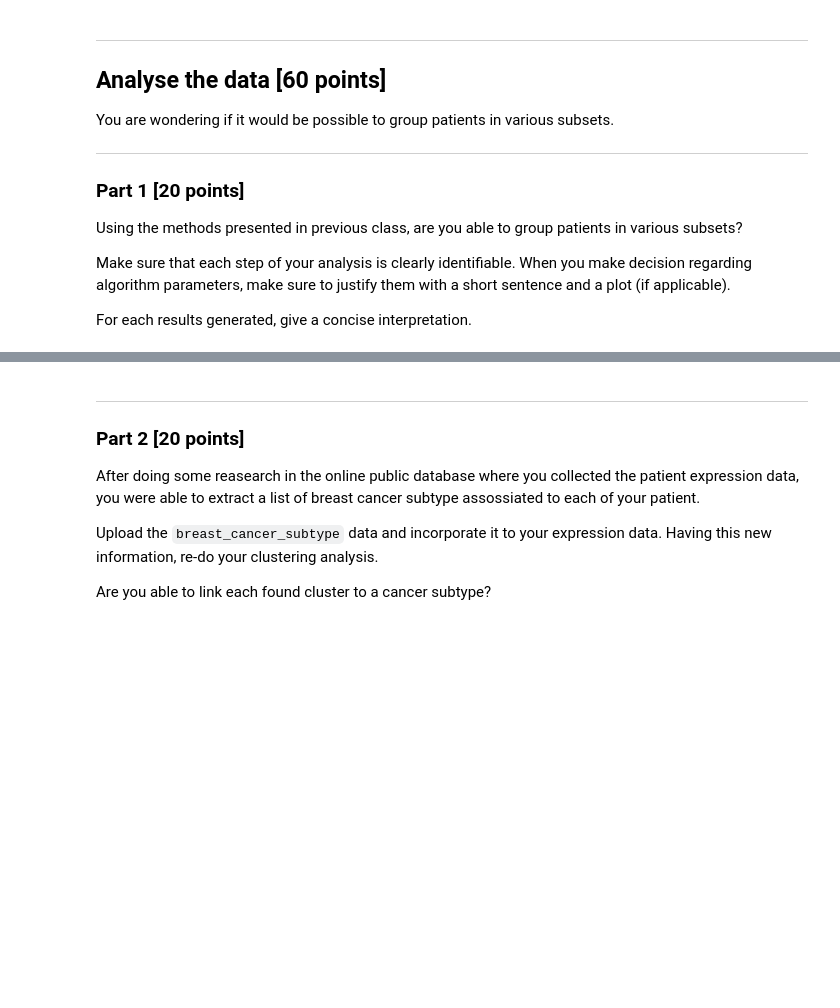
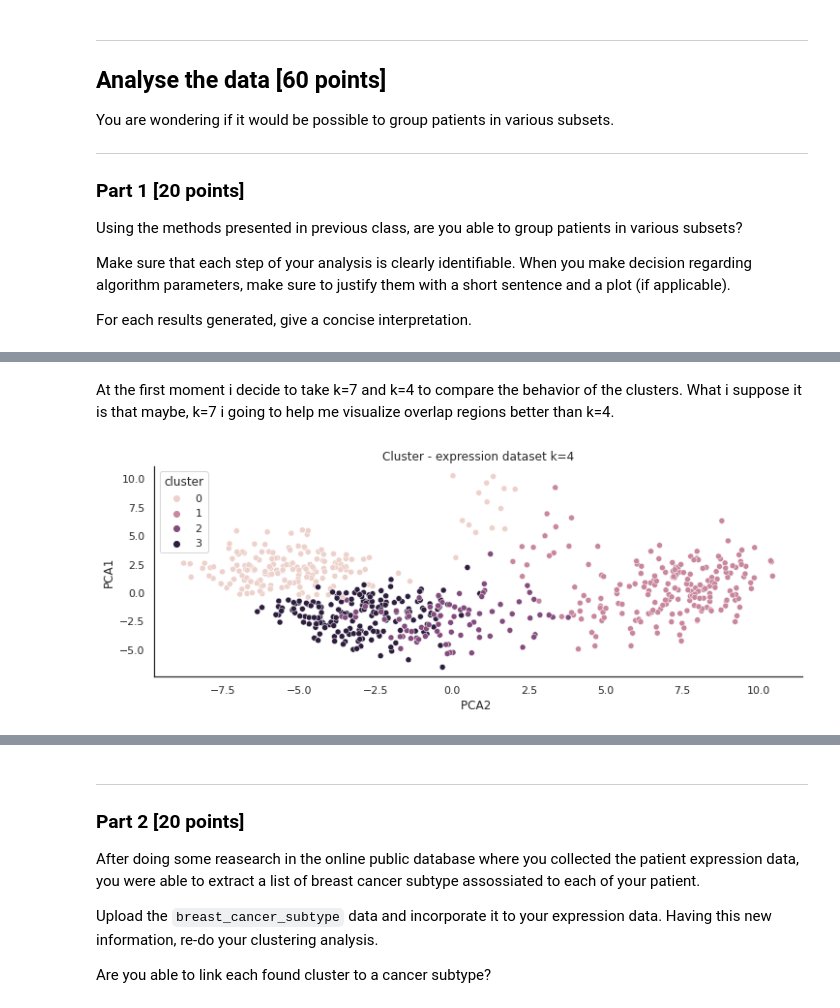
Before and after one commit to arirosse/s21_data_analysis, a Jupyter notebook: data_analysis_3.ipynb, the cells around one changed output, grey strips where cells are left out. Drawn from its saved outputs; the diff is of its cells as text; code cells hidden in the pictures; blank space fills up the shorter version.

```diff
--- a/data_analysis_3.ipynb
+++ b/data_analysis_3.ipynb
@@ -87,0 +274,18 @@ For each results generated, give a concise interpretation.
+# %% [markdown]
+At the first moment i decide to take k=7 and k=4 to compare the behavior of the clusters. What i suppose it is that maybe, k=7 i going to help me visualize overlap regions better than k=4.
+# %%
+## changing the number of clusters
+k=4
+kmeans = sklearn.cluster.KMeans (k)
+kmeans = kmeans.fit(X)
+reduce_breast["cluster"]=kmeans.labels_
+reduce_breast
+
+#see the clusters
+sns.scatterplot(data=reduce_breast, x=0, y=1,hue ="cluster")
+plt.title("Cluster - expression dataset k=4")
+plt.xlabel("PCA2 ")
+plt.ylabel("PCA1")
+sns.despine()
+# %% [output]
+[figure, added]
```
Also changed, not shown: parts of 32 cells of this notebook, 1 other file.
